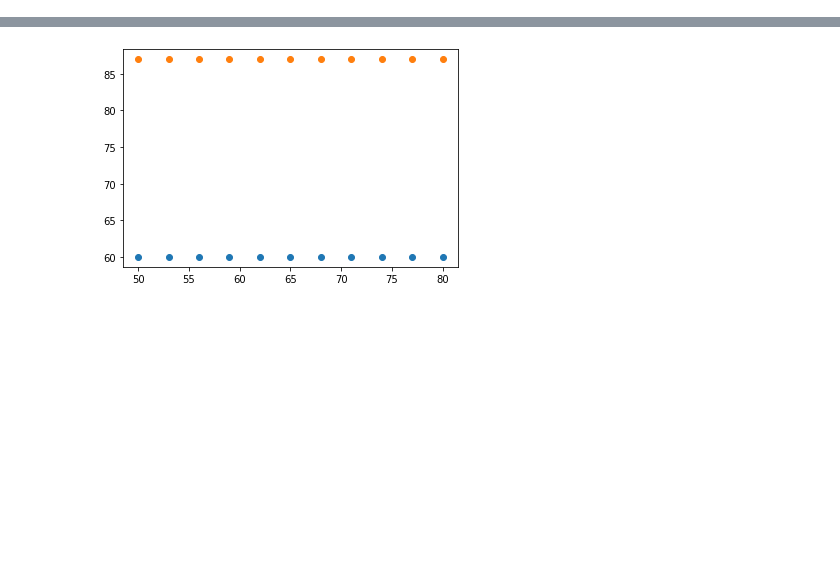
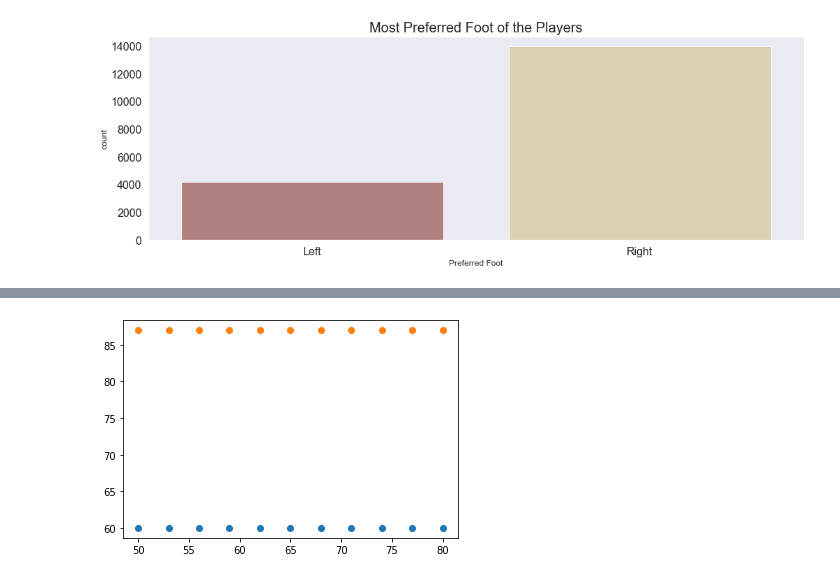
Before and after one commit to tsuchida5030/techgym_ai, a Jupyter notebook: Chapter_1/AI_running_1.ipynb, the cells around one changed output, grey strips where cells are left out. Saved outputs shown, nothing was run; the diff lists cells and outputs as text; code cells hidden in the pictures; blank space fills up the shorter version.

```diff
--- a/Chapter_1/AI_running_1.ipynb
+++ b/Chapter_1/AI_running_1.ipynb
@@ -113,0 +1,97 @@ FIFA_data.csv EXIST.
+# %%
+#AI-TECHGYM-2-9-A-1
+#特徴量エンジニアリング
+
+#インポート
+import pandas as pd
+import numpy as np
+import seaborn as sns
+import matplotlib.pyplot as plt
+import time
+import os
+
+# 実行場所
+os.chdir(r"C:\Users\tsuchida\Documents\techgym_セミナー\TortoiseGit_resorce\techgym_ai\Chapter_2\Answer_sheet\AI_Chapter2_saved_files")
+
+#ファイルがなければ前の問題を実施する
+title = "FIFA_data_pre.csv"
+if not os.path.exists(title):
+    print("Run Previous problem.")
+else :
+    print(title + " EXIST.")
+    df=pd.read_csv('./FIFA_data_pre.csv')
+
+#スタイルの指定
+plt.style.use('fivethirtyeight')
+sns.set(style = "dark", palette = "colorblind", color_codes = True)
+
+#必要に応じて表示
+#display(df.head())
+#display(df.columns)
+
+st_time = time.time()
+
+#利き足の数
+plt.figure(figsize = (15, 5))
+ax = sns.countplot(df['Preferred Foot'], palette = 'pink')
+ax.set_title('Most Preferred Foot of the Players', fontsize = 20)
+plt.tick_params(labelsize = 16)
+plt.show()
+
+#ポジション分布
+plt.figure(figsize = (15, 5))
+ax = sns.countplot('Position', data = df, palette = 'bone')
+ax.set_xlabel(xlabel = 'Different Positions in Football', fontsize = 16)
+ax.set_ylabel(ylabel = 'Count of Players', fontsize = 16)
+ax.set_title(label = 'Comparison of Positions and Players', fontsize = 20)
+plt.tick_params(labelsize = 13)
+plt.show()
+
+#背の高さ
+plt.figure(figsize = (15, 5))
+ax = sns.countplot(x = 'Height', data = df, palette = 'dark')
+ax.set_xlabel(xlabel = 'Height in Foot per inch', fontsize = 16)
+ax.set_ylabel(ylabel = 'Count', fontsize = 16)
+ax.set_title(label = 'Count of players on Basis of Height', fontsize = 20)
+plt.tick_params(labelsize = 16)
+plt.show()
+
+#特別なスコア
+plt.figure(figsize = (15, 5))
+ax = sns.distplot(df['Special'], bins = 58, kde = True, color = 'r')
+ax.set_xlabel(xlabel = 'Special score range', fontsize = 16)
+ax.set_ylabel(ylabel = 'Count of the Players',fontsize = 16)
+ax.set_title(label = 'Histogram for the Speciality Scores of the Players', fontsize = 20)
+plt.tick_params(labelsize = 16)
+plt.show()
+
+#ポテンシャル
+plt.figure(figsize = (15, 5))
+ax = sns.distplot(df['Potential'], bins = 48, kde = True, color = 'y')
+ax.set_xlabel(xlabel = "Player\'s Potential Scores", fontsize = 16)
+ax.set_ylabel(ylabel = 'Number of players', fontsize = 16)
+ax.set_title(label = 'Histogram of players Potential Scores', fontsize = 20)
+plt.tick_params(labelsize = 16)
+plt.show()
+
+#年齢
+plt.figure(figsize = (15, 5))
+ax = sns.distplot(df['Age'], bins = 58, kde = True, color = 'g')
+ax.set_xlabel(xlabel = "Player\'s age", fontsize = 16)
+ax.set_ylabel(ylabel = 'Number of players', fontsize = 16)
+ax.set_title(label = 'Histogram of players age', fontsize = 20)
+plt.tick_params(labelsize = 16)
+plt.show()
+
+#国別のプレイヤーの数
+df['Nationality'].value_counts().head(50).plot.bar(color = 'orange', figsize = (15, 5))
+plt.title('Different Nations Participating', fontsize = 20, fontweight = 20)
+plt.xlabel('Name of The Country',fontsize = 16)
+plt.ylabel('count',fontsize = 16)
+plt.tick_params(labelsize = 16)
+plt.show()
+
+en_time = time.time()
+wst_time = en_time - st_time
+print(wst_time)
+# %% [output]
@@ -113,0 +99 @@ FIFA_data.csv EXIST.
+[figure, added]
```
Also changed, not shown: parts of 10 cells of this notebook, 5 other files.
